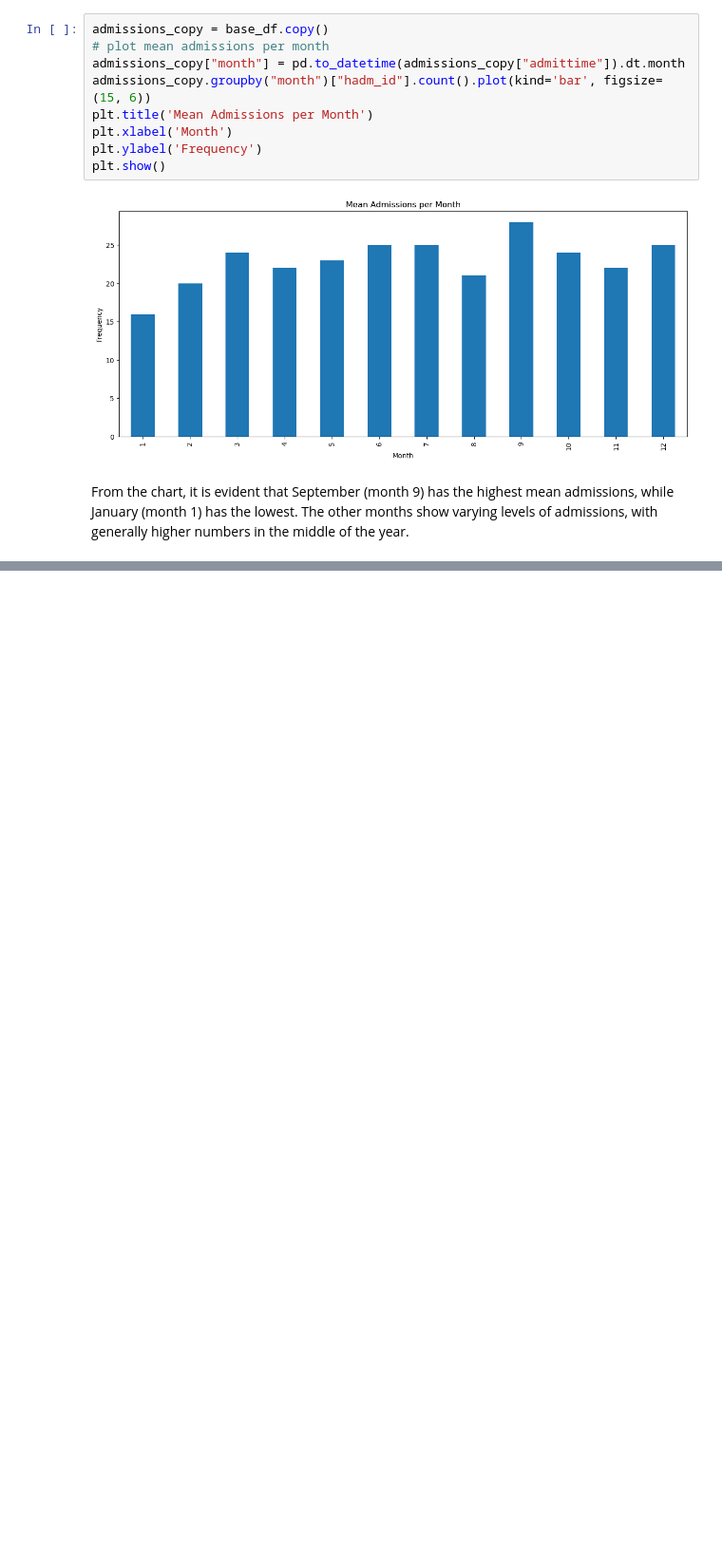
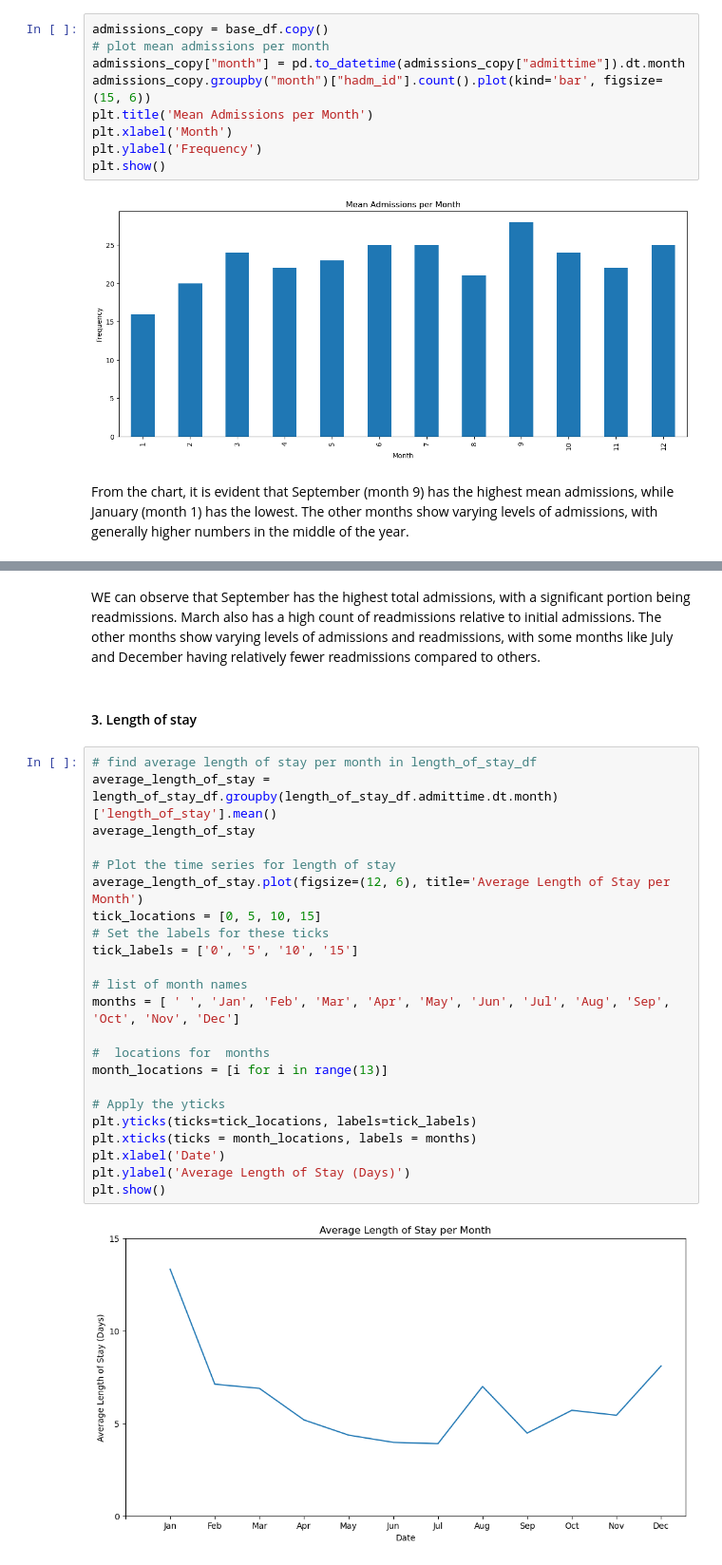
Before and after one commit to bizzfuzz/CHOP-comprehensive-hospital-outcome-prediction-system, a Jupyter notebook: CHOP.ipynb, the cells around one changed output, grey strips where cells are left out. Shown at 95% size. Drawn from its saved outputs; the diff is of its cells as text; blank space fills up the shorter version.

```diff
--- a/CHOP.ipynb
+++ b/CHOP.ipynb
@@ -658,0 +680,29 @@ From the chart, it is evident that September (month 9) has the highest mean admi
+# %% [markdown]
+WE can observe that September has the highest total admissions, with a significant portion being readmissions. March also has a high count of readmissions relative to initial admissions. The other months show varying levels of admissions and readmissions, with some months like July and December having relatively fewer readmissions compared to others.
+# %% [markdown]
+#### 3. Length of stay
+# %%
+# find average length of stay per month in length_of_stay_df
+average_length_of_stay = length_of_stay_df.groupby(length_of_stay_df.admittime.dt.month)['length_of_stay'].mean()
+average_length_of_stay
+
+# Plot the time series for length of stay
+average_length_of_stay.plot(figsize=(12, 6), title='Average Length of Stay per Month')
+tick_locations = [0, 5, 10, 15]
+# Set the labels for these ticks
+tick_labels = ['0', '5', '10', '15']
+
+# list of month names
+months = [ ' ', 'Jan', 'Feb', 'Mar', 'Apr', 'May', 'Jun', 'Jul', 'Aug', 'Sep', 'Oct', 'Nov', 'Dec']
+
+#  locations for  months
+month_locations = [i for i in range(13)]
+
+# Apply the yticks
+plt.yticks(ticks=tick_locations, labels=tick_labels)
+plt.xticks(ticks = month_locations, labels = months)
+plt.xlabel('Date')
+plt.ylabel('Average Length of Stay (Days)')
+plt.show()
+# %% [output]
+[figure, added]
```
Also changed, not shown: parts of 6 cells of this notebook.
